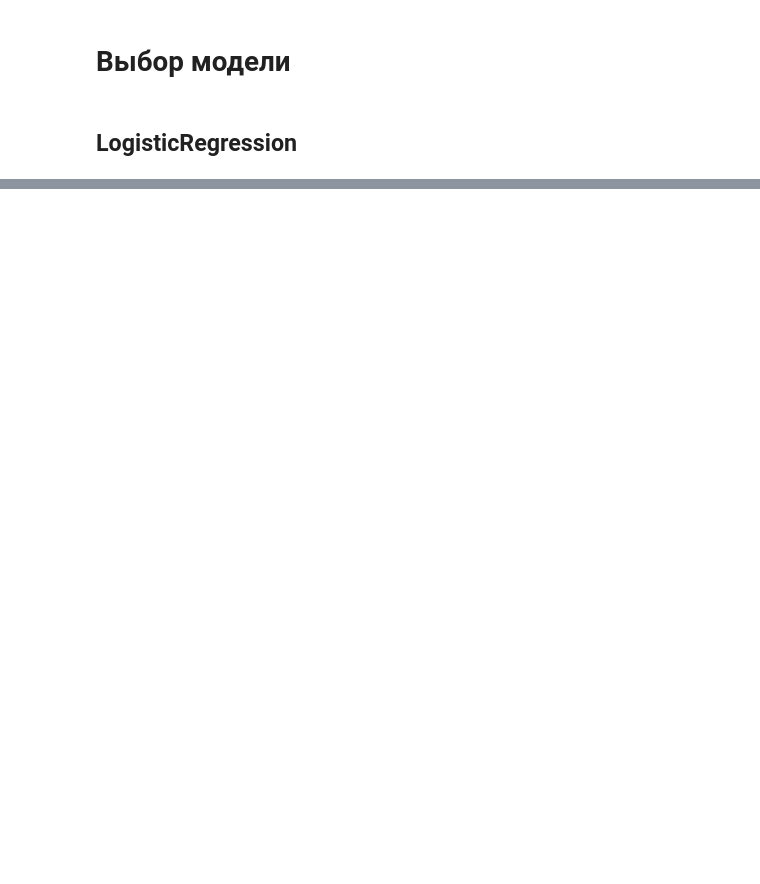
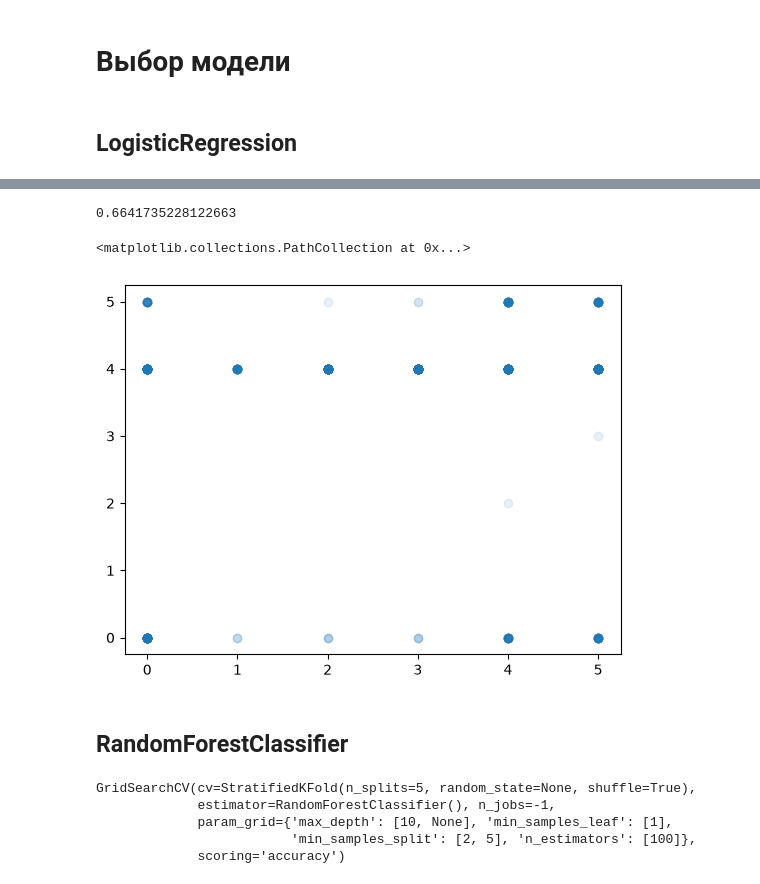
Before and after one commit to w1l12345645678/dsb12, a Jupyter notebook: src/ipy.ipynb, the cells around one changed output, grey strips where cells are left out. Cells and saved outputs as stored; diff of their text form; code cells hidden in the pictures; blank space fills up the shorter version.

```diff
--- a/src/ipy.ipynb
+++ b/src/ipy.ipynb
@@ -507,20 +459,0 @@ plt.scatter(y_test, svr_pred)
-# %%
-param_grid_mlp = {
-    'hidden_layer_sizes': [(50, 25)],
-    'activation': ['relu'],
-    'solver': ['adam'],
-    'alpha': [0.001, 0.01],
-    'learning_rate_init': [0.01],
-    'batch_size': [128]
-}
-
-mlp_search = GridSearchCV(
-    MLPRegressor(),
-    param_grid=param_grid_mlp,
-    cv=5,
-    scoring='neg_root_mean_squared_error',
-    verbose=1,
-    n_jobs=-1
-)
-
-mlp_search.fit(X_train, y_train)
@@ -543,4 +459,0 @@ res_mlp.head(5)
-# %%
-mlp = MLPRegressor(**mlp_search.best_params_)
-mlp.fit(X_train, y_train)
-mlp_pred = mlp.predict(X_test)
@@ -561,10 +477,9 @@ y, y_train, y_test = y.round(0), y_train.round(0), y_test.round(0)
 ## LogisticRegression
 # %%
 param_grid_lr = {
-    'C': [0.1, 1.0, 10.0],
+    'C': [1.0, 10.0],
     'solver': ['lbfgs'],
-    'multi_class': ['multinomial'],
-    'max_iter': [1000]
+    'max_iter': [1000],
 }
 
 skf = StratifiedKFold(n_splits=5, shuffle=True)
@@ -585,7 +511,38 @@ lr_res.head(5)
 # %%
-lr = HistGradientBoostingRegressor(**lr_search.best_params_)
+lr = LogisticRegression(**lr_search.best_params_)
 lr.fit(X_train, y_train)
 lr_pred = lr.predict(X_test)
 # %%
-print(root_mean_squared_error(y_test, lr_pred))
-plt.scatter(y_test, lr_pred)
+print(accuracy_score(y_test, lr_pred))
+plt.scatter(y_test, lr_pred, alpha=0.1)
+# %% [output]
+0.6641735228122663
+<matplotlib.collections.PathCollection at 0x...>
+[figure, added]
+# %% [markdown]
+## RandomForestClassifier
+# %%
+param_grid_rf = {
+    'n_estimators': [100],
+    'max_depth': [10, None],
+    'min_samples_split': [2, 5],
+    'min_samples_leaf': [1]
+}
+
+rf = StratifiedKFold(n_splits=5, shuffle=True)
+
+rf_search = GridSearchCV(
+    estimator=RandomForestClassifier(),
+    param_grid=param_grid_rf,
+    cv=skf,
+    scoring='accuracy',
+    n_jobs=-1
+)
+
+rf_search.fit(X_train, y_train)
+# %% [output]
+GridSearchCV(cv=StratifiedKFold(n_splits=5, random_state=None, shuffle=True),
+             estimator=RandomForestClassifier(), n_jobs=-1,
+             param_grid={'max_depth': [10, None], 'min_samples_leaf': [1],
+                         'min_samples_split': [2, 5], 'n_estimators': [100]},
+             scoring='accuracy')
```
Also changed, not shown: parts of 74 cells of this notebook.
